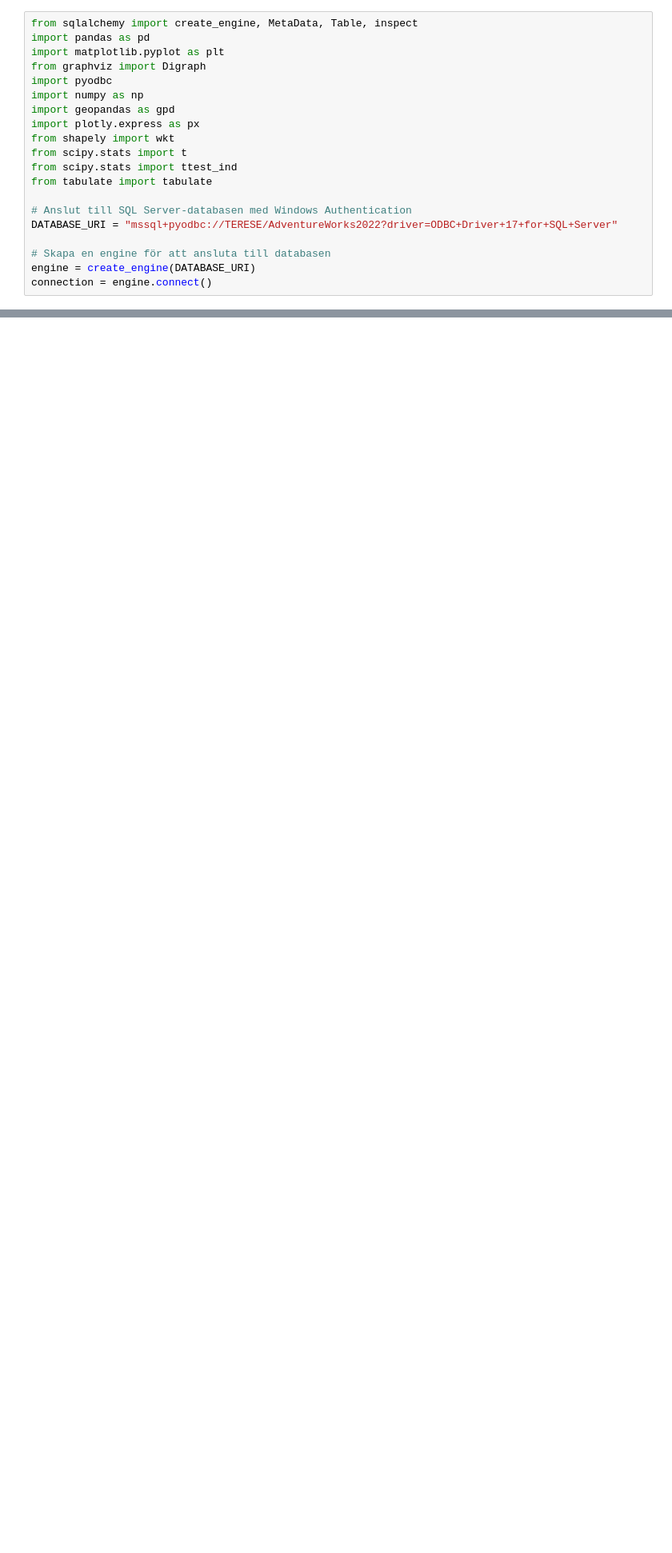
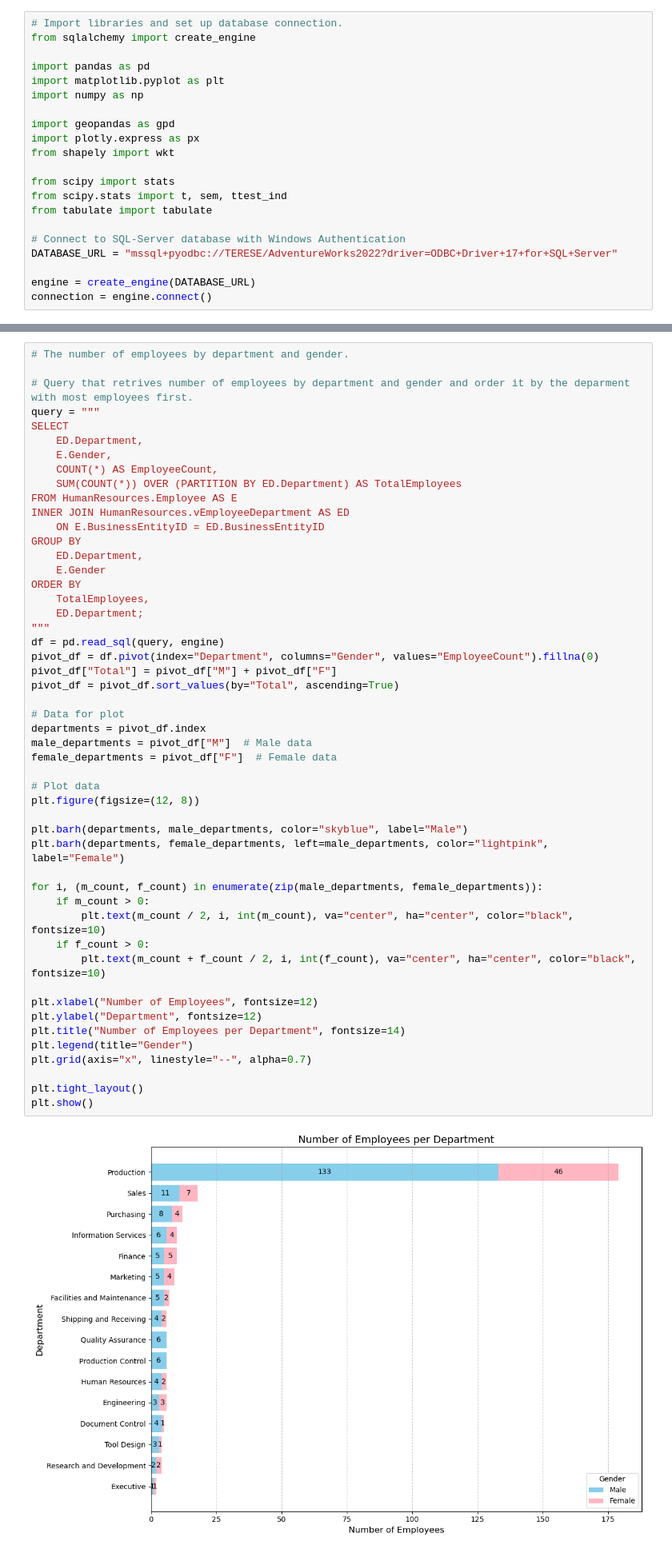
Before and after one commit to terese-eriksson/GitHub_SQL_Terese, a Jupyter notebook: Kunskapskontroll_SQL_Terese.ipynb, the cells around one changed output, grey strips where cells are left out. Shown at 80% size. Saved outputs shown, nothing was run; the diff lists cells and outputs as text; blank space fills up the shorter version.

```diff
--- a/Kunskapskontroll_SQL_Terese.ipynb
+++ b/Kunskapskontroll_SQL_Terese.ipynb
@@ -38,24 +50,25 @@ av.
 # %% [markdown]
 ##### Importera bibliotek och sätt upp database connection
 # %%
-from sqlalchemy import create_engine, MetaData, Table, inspect
+# Import libraries and set up database connection.
+from sqlalchemy import create_engine
+
 import pandas as pd
 import matplotlib.pyplot as plt
-from graphviz import Digraph
-import pyodbc
 import numpy as np
+
 import geopandas as gpd
 import plotly.express as px
 from shapely import wkt
-from scipy.stats import t
-from scipy.stats import ttest_ind
+
+from scipy import stats
+from scipy.stats import t, sem, ttest_ind
 from tabulate import tabulate
 
-# Anslut till SQL Server-databasen med Windows Authentication
-DATABASE_URI = "mssql+pyodbc://TERESE/AdventureWorks2022?driver=ODBC+Driver+17+for+SQL+Server"
+# Connect to SQL-Server database with Windows Authentication
+DATABASE_URL = "mssql+pyodbc://TERESE/AdventureWorks2022?driver=ODBC+Driver+17+for+SQL+Server"
 
-# Skapa en engine för att ansluta till databasen
-engine = create_engine(DATABASE_URI)
+engine = create_engine(DATABASE_URL)
 connection = engine.connect()
 # %% [markdown]
 ##### Bakgrund AdventureWorks-databasen
@@ -1287,0 +280,52 @@ plt.show()
+# %%
+# The number of employees by department and gender.
+
+# Query that retrives number of employees by department and gender and order it by the deparment with most employees first.
+query = """
+SELECT
+    ED.Department,
+    E.Gender,
+    COUNT(*) AS EmployeeCount,
+    SUM(COUNT(*)) OVER (PARTITION BY ED.Department) AS TotalEmployees
+FROM HumanResources.Employee AS E
+INNER JOIN HumanResources.vEmployeeDepartment AS ED
+    ON E.BusinessEntityID = ED.BusinessEntityID
+GROUP BY
+    ED.Department,
+    E.Gender
+ORDER BY
+    TotalEmployees,
+    ED.Department;
+"""
+df = pd.read_sql(query, engine)
+pivot_df = df.pivot(index="Department", columns="Gender", values="EmployeeCount").fillna(0)
+pivot_df["Total"] = pivot_df["M"] + pivot_df["F"]
+pivot_df = pivot_df.sort_values(by="Total", ascending=True)
+
+# Data for plot
+departments = pivot_df.index
+male_departments = pivot_df["M"]  # Male data
+female_departments = pivot_df["F"]  # Female data
+
+# Plot data
+plt.figure(figsize=(12, 8))
+
+plt.barh(departments, male_departments, color="skyblue", label="Male")
+plt.barh(departments, female_departments, left=male_departments, color="lightpink", label="Female")
+
+for i, (m_count, f_count) in enumerate(zip(male_departments, female_departments)):
+    if m_count > 0:
+        plt.text(m_count / 2, i, int(m_count), va="center", ha="center", color="black", fontsize=10)
+    if f_count > 0:
+        plt.text(m_count + f_count / 2, i, int(f_count), va="center", ha="center", color="black", fontsize=10)
+
+plt.xlabel("Number of Employees", fontsize=12)
+plt.ylabel("Department", fontsize=12)
+plt.title("Number of Employees per Department", fontsize=14)
+plt.legend(title="Gender")
+plt.grid(axis="x", linestyle="--", alpha=0.7)
+
+plt.tight_layout()
+plt.show()
+# %% [output]
+[figure, added]
```
Also changed, not shown: parts of 54 cells of this notebook.
